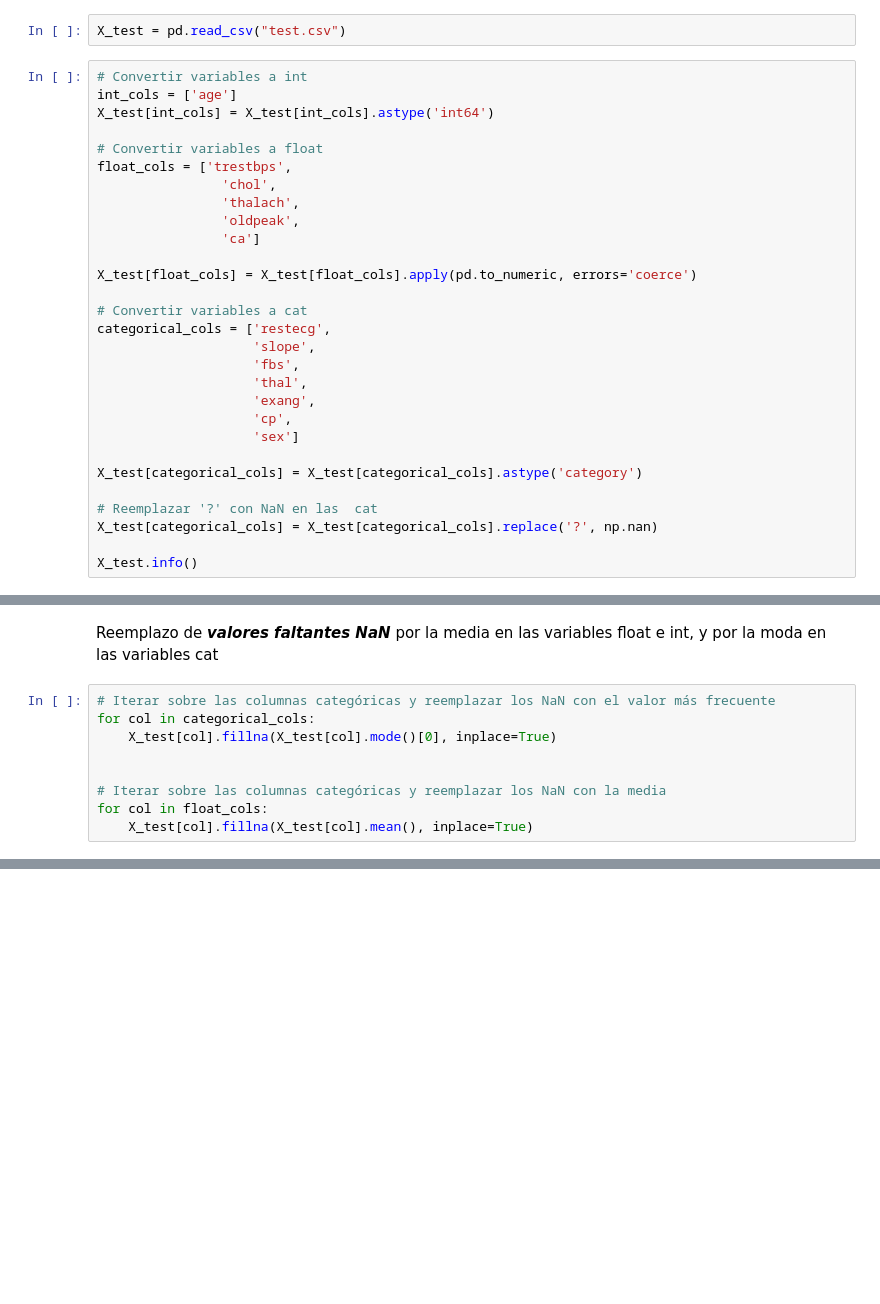
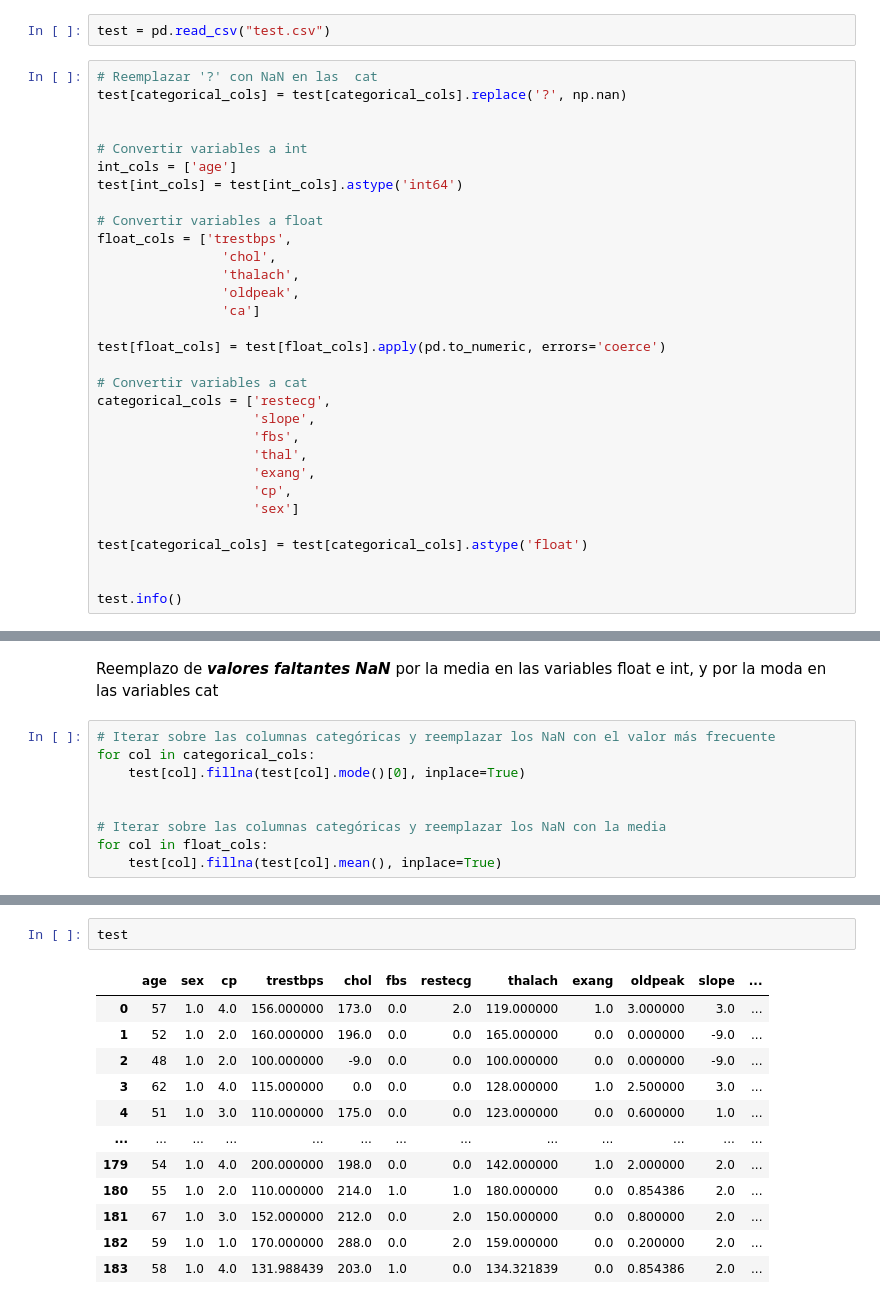
Before and after one commit to cmarty02/DATACADABRA_DataProject_3, a Jupyter notebook: data_raw/Data_Project_3.ipynb, the cells around one changed output, grey strips where cells are left out. Cells and saved outputs as stored; diff of their text form; blank space fills up the shorter version.

```diff
--- a/data_raw/Data_Project_3.ipynb
+++ b/data_raw/Data_Project_3.ipynb
@@ -355,11 +383,15 @@ memory usage: 46.7 KB
 # %% [markdown]
 Definicion de datatypes
 # %%
-X_test = pd.read_csv("test.csv")
+test = pd.read_csv("test.csv")
 # %%
+# Reemplazar '?' con NaN en las  cat
+test[categorical_cols] = test[categorical_cols].replace('?', np.nan)
+
+
 # Convertir variables a int
 int_cols = ['age']
-X_test[int_cols] = X_test[int_cols].astype('int64')
+test[int_cols] = test[int_cols].astype('int64')
 
 # Convertir variables a float
 float_cols = ['trestbps',
@@ -368,7 +400,7 @@ float_cols = ['trestbps',
                 'oldpeak',
                 'ca']
 
-X_test[float_cols] = X_test[float_cols].apply(pd.to_numeric, errors='coerce')
+test[float_cols] = test[float_cols].apply(pd.to_numeric, errors='coerce')
 
 # Convertir variables a cat
 categorical_cols = ['restecg',
@@ -379,12 +411,10 @@ categorical_cols = ['restecg',
                     'cp',
                     'sex']
 
-X_test[categorical_cols] = X_test[categorical_cols].astype('category')
+test[categorical_cols] = test[categorical_cols].astype('float')
 
-# Reemplazar '?' con NaN en las  cat
-X_test[categorical_cols] = X_test[categorical_cols].replace('?', np.nan)
 
-X_test.info()
+test.info()
 # %% [output]
 <class 'pandas.core.frame.DataFrame'>
 RangeIndex: 184 entries, 0 to 183
@@ -411,10 +441,10 @@ Reemplazo de ***valores faltantes NaN*** por la media en las variables float e i
 # %%
 # Iterar sobre las columnas categóricas y reemplazar los NaN con el valor más frecuente
 for col in categorical_cols:
-    X_test[col].fillna(X_test[col].mode()[0], inplace=True)
+    test[col].fillna(test[col].mode()[0], inplace=True)
 
 
 # Iterar sobre las columnas categóricas y reemplazar los NaN con la media
 for col in float_cols:
-    X_test[col].fillna(X_test[col].mean(), inplace=True)
+    test[col].fillna(test[col].mean(), inplace=True)
 # %%
@@ -442,0 +473,15 @@ memory usage: 11.8 KB
+# %%
+test
+# %% [output]
+|  | age | sex | cp | trestbps | chol | fbs | restecg | thalach | exang | oldpeak | slope | ... |
+| 0 | 57 | 1.0 | 4.0 | 156.000000 | 173.0 | 0.0 | 2.0 | 119.000000 | 1.0 | 3.000000 | 3.0 | ... |
+| 1 | 52 | 1.0 | 2.0 | 160.000000 | 196.0 | 0.0 | 0.0 | 165.000000 | 0.0 | 0.000000 | -9.0 | ... |
+| 2 | 48 | 1.0 | 2.0 | 100.000000 | -9.0 | 0.0 | 0.0 | 100.000000 | 0.0 | 0.000000 | -9.0 | ... |
+| 3 | 62 | 1.0 | 4.0 | 115.000000 | 0.0 | 0.0 | 0.0 | 128.000000 | 1.0 | 2.500000 | 3.0 | ... |
+| 4 | 51 | 1.0 | 3.0 | 110.000000 | 175.0 | 0.0 | 0.0 | 123.000000 | 0.0 | 0.600000 | 1.0 | ... |
+| ... | ... | ... | ... | ... | ... | ... | ... | ... | ... | ... | ... | ... |
+| 179 | 54 | 1.0 | 4.0 | 200.000000 | 198.0 | 0.0 | 0.0 | 142.000000 | 1.0 | 2.000000 | 2.0 | ... |
+| 180 | 55 | 1.0 | 2.0 | 110.000000 | 214.0 | 1.0 | 1.0 | 180.000000 | 0.0 | 0.854386 | 2.0 | ... |
+| 181 | 67 | 1.0 | 3.0 | 152.000000 | 212.0 | 0.0 | 2.0 | 150.000000 | 0.0 | 0.800000 | 2.0 | ... |
+| 182 | 59 | 1.0 | 1.0 | 170.000000 | 288.0 | 0.0 | 2.0 | 159.000000 | 0.0 | 0.200000 | 2.0 | ... |
+| 183 | 58 | 1.0 | 4.0 | 131.988439 | 203.0 | 1.0 | 0.0 | 134.321839 | 0.0 | 0.854386 | 2.0 | ... |
```
Also changed, not shown: parts of 29 cells of this notebook, 1 other file.
